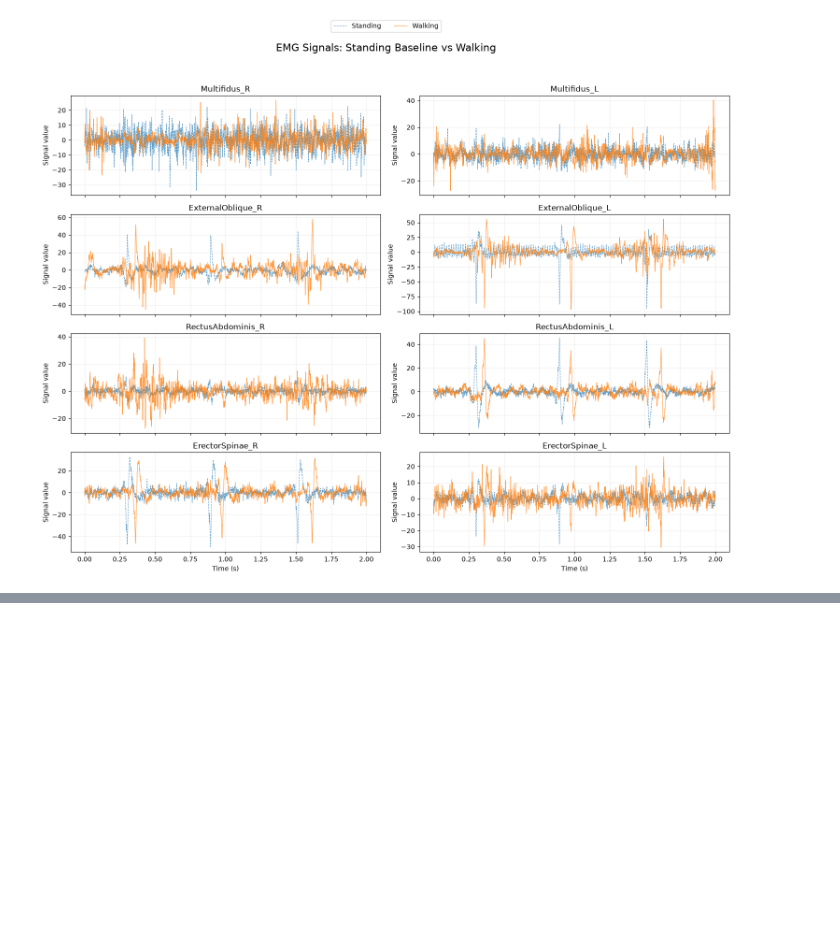
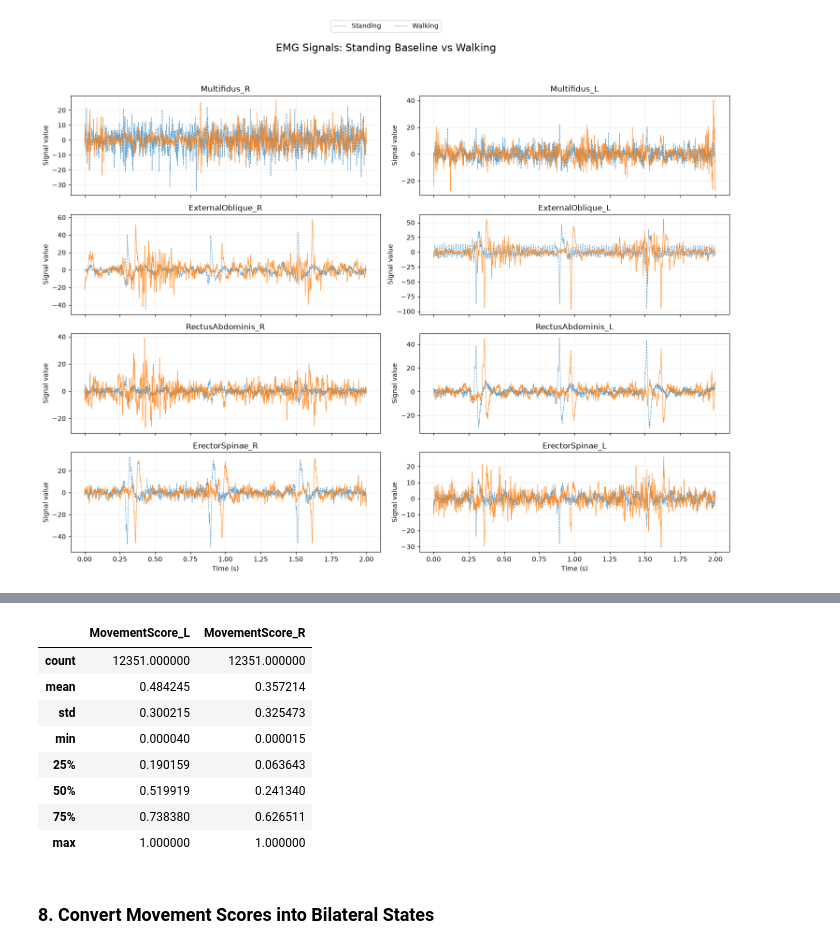
Before and after one commit to LeenGhazi/FES-Exoskeleton-Project, a Jupyter notebook: Data Analysis 1 - Leen/Model1.ipynb, the cells around one changed output, grey strips where cells are left out. Cells and saved outputs as stored; diff of their text form; code cells hidden in the pictures; blank space fills up the shorter version.

```diff
--- a/Data Analysis 1 - Leen/Model1.ipynb
+++ b/Data Analysis 1 - Leen/Model1.ipynb
@@ -442,9 +191,0 @@ This can help identify which EMG/IMU measurements the Random Forest uses most. F
-# %%
-for side in ['L','R']:
-    imp = pd.Series(models[side].feature_importances_, index=X.columns).sort_values(ascending=False).head(20)
-    plt.figure(figsize=(10,6))
-    imp.sort_values().plot(kind='barh')
-    plt.title(f'Top Random Forest features — {side} proxy')
-    plt.xlabel('Feature importance')
-    plt.tight_layout()
-    plt.show()
@@ -474,0 +267,29 @@ The architectural separation should remain:
+# %%
+# 7.4 Normalize each leg to a 0–1 movement score
+def normalize_movement_score(values):
+    """
+    Convert movement magnitude into a normalized 0-1 score.
+
+    The 95th percentile is used as the high-movement reference
+    to reduce the effect of extreme sensor spikes.
+    """
+
+    values = np.asarray(values)
+
+    high = np.nanpercentile(values, 95)
+
+    if high <= 0:
+        return np.zeros_like(values)
+
+    score = values / high
+
+    return np.clip(score, 0, 1)
+
+
+walking_work['MovementScore_L'] = normalize_movement_score(
+    walking_work['Movement_L']
+)
+
+walking_work['MovementScore_R'] = normalize_movement_score(
+    walking_work['Movement_R']
+)
@@ -474,0 +327,17 @@ The architectural separation should remain:
+# %%
+# 7.6 Quick check of the generated scores
+walking_work[
+    ['MovementScore_L', 'MovementScore_R']
+].describe()
+# %% [output]
+|  | MovementScore_L | MovementScore_R |
+| count | 12351.000000 | 12351.000000 |
+| mean | 0.484245 | 0.357214 |
+| std | 0.300215 | 0.325473 |
+| min | 0.000040 | 0.000015 |
+| 25% | 0.190159 | 0.063643 |
+| 50% | 0.519919 | 0.241340 |
+| 75% | 0.738380 | 0.626511 |
+| max | 1.000000 | 1.000000 |
+# %% [markdown]
+### 8. Convert Movement Scores into Bilateral States
```
Also changed, not shown: parts of 75 cells of this notebook.
